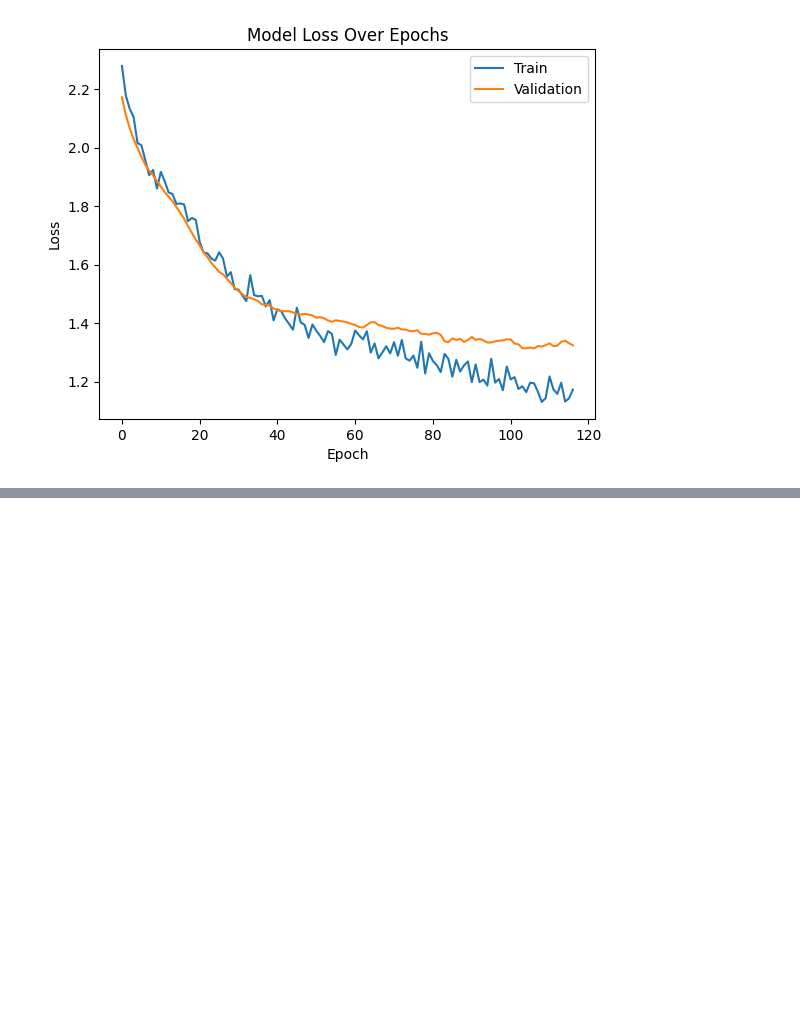
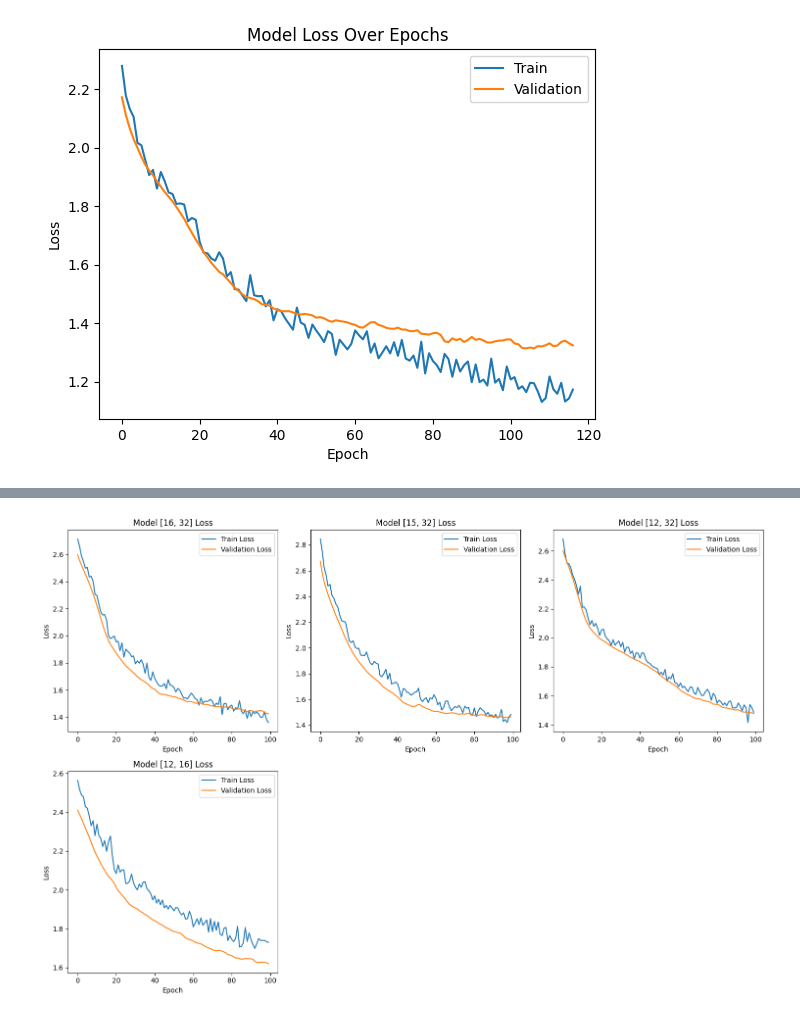
Before and after one commit to Team-Optima/predicta-classification, a Jupyter notebook: models/keras-model-v1.ipynb, the cells around one changed output, grey strips where cells are left out. Saved outputs shown, nothing was run; the diff lists cells and outputs as text; code cells hidden in the pictures; blank space fills up the shorter version.

```diff
--- a/models/keras-model-v1.ipynb
+++ b/models/keras-model-v1.ipynb
@@ -72,0 +87,3 @@ plt.show()
+# %%
+early_stopping = EarlyStopping(
+    monitor='val_loss', patience=20, verbose=1, mode='min', restore_best_weights=True)
@@ -72,0 +120,10 @@ plt.show()
+# %%
+model_configs = [
+    [16, 32],
+    [16, 32],
+    [15, 32],
+    [12, 32],
+    [12, 16],
+]
+# %%
+histories = train_and_evaluate_models(model_configs)
@@ -72,0 +141,39 @@ plt.show()
+# %%
+import matplotlib.pyplot as plt
+
+
+def plot_loss_histories(histories):
+    # Determine the total number of plots needed
+    num_models = len(histories)
+    # Calculate the number of rows needed for 3 plots per row
+    # +2 for rounding up to ensure at least one row
+    rows = (num_models + 2) // 3
+
+    # Create a figure with subplots arranged in calculated rows and 3 columns
+    fig, axs = plt.subplots(rows, 3, figsize=(15, 5 * rows))
+    # If there's only one row, axs might not be an array of arrays
+    if num_models <= 3:
+        # Ensure axs is always a 2D array for consistency
+        axs = axs.reshape(1, -1)
+    axs = axs.flatten()  # Flatten to make indexing easier
+
+    for i, (config, history) in enumerate(histories.items()):
+        # Plot training and validation loss
+        axs[i].plot(history.history['loss'], label='Train Loss')
+        axs[i].plot(history.history['val_loss'], label='Validation Loss')
+        axs[i].set_title(f'Model {config} Loss')
+        axs[i].set_ylabel('Loss')
+        axs[i].set_xlabel('Epoch')
+        axs[i].legend(loc='upper right')
+
+    # Hide any unused subplots
+    for j in range(i + 1, len(axs)):
+        axs[j].axis('off')
+
+    plt.tight_layout()
+    plt.show()
+
+# Assuming 'histories' is your dictionary containing model training histories
+plot_loss_histories(histories)
+# %% [output]
+[figure, added]
```
Also changed, not shown: parts of 4 cells of this notebook.
